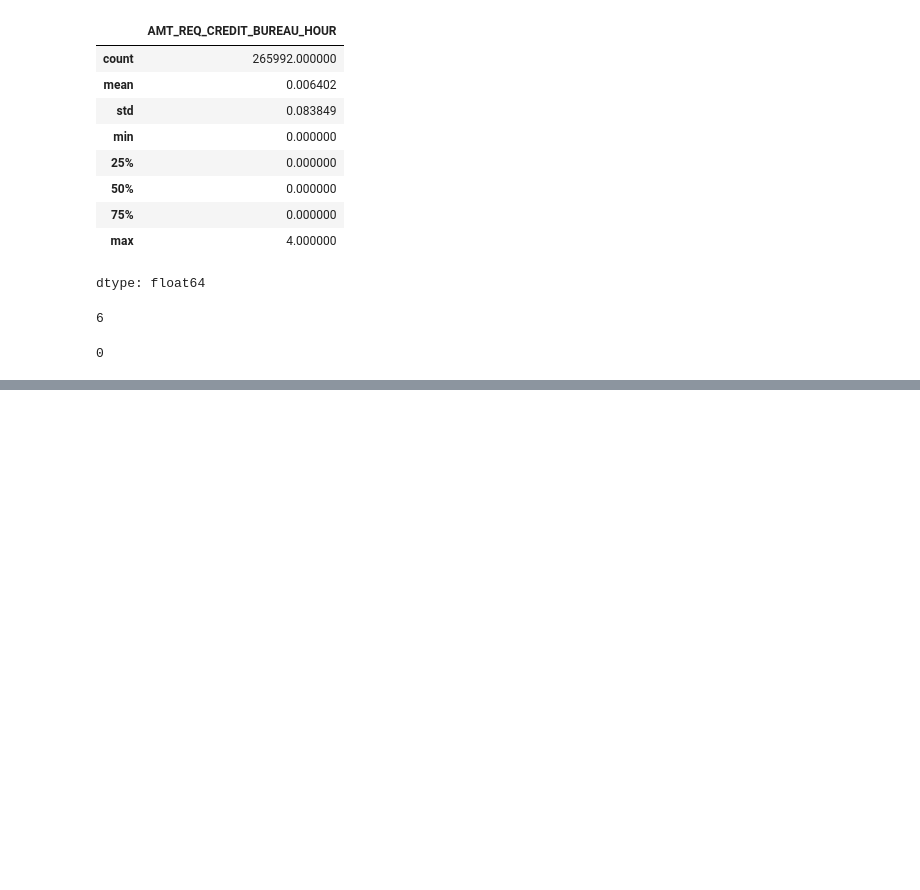
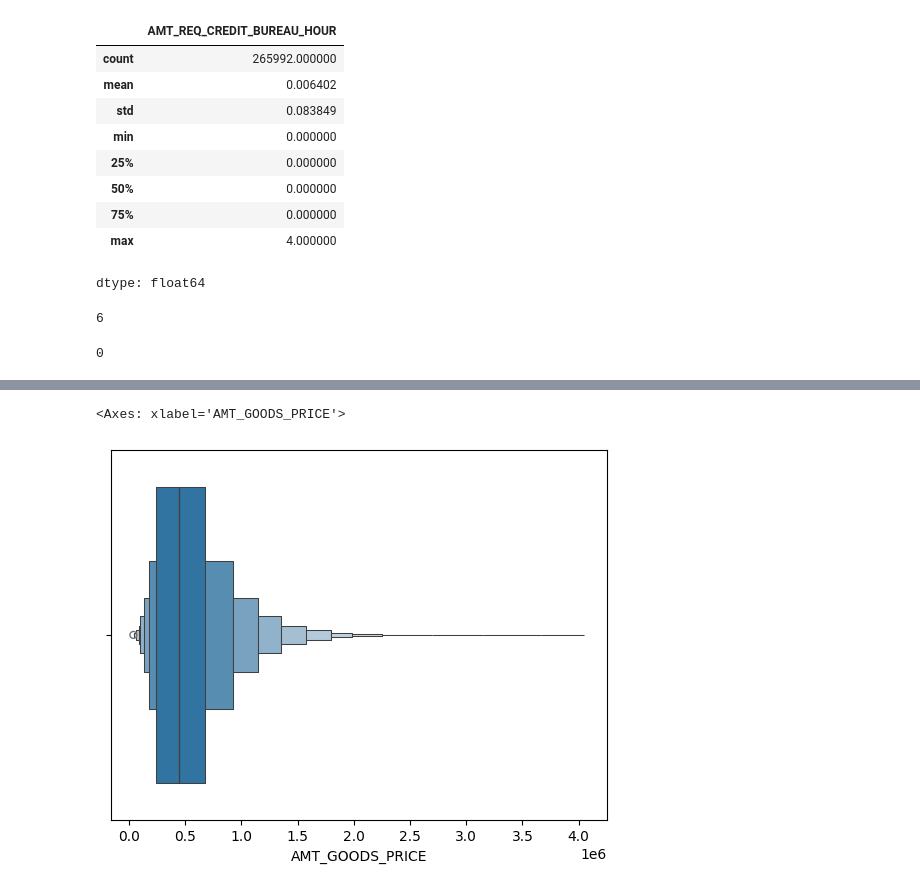
Before and after one commit to greatrifat/EDA, a Jupyter notebook: EDA_on_Bank_Loan_Defaulter.ipynb, the cells around one changed output, grey strips where cells are left out. Cells and saved outputs as stored; diff of their text form; code cells hidden in the pictures; blank space fills up the shorter version.

```diff
--- a/EDA_on_Bank_Loan_Defaulter.ipynb
+++ b/EDA_on_Bank_Loan_Defaulter.ipynb
@@ -352,0 +492,5 @@ app_col_removed[col].isnull().sum()
+# %%
+sns.boxenplot(data= app_col_removed, x='AMT_GOODS_PRICE')
+# %% [output]
+<Axes: xlabel='AMT_GOODS_PRICE'>
+[figure, added]
```
Also changed, not shown: parts of 79 cells of this notebook.
